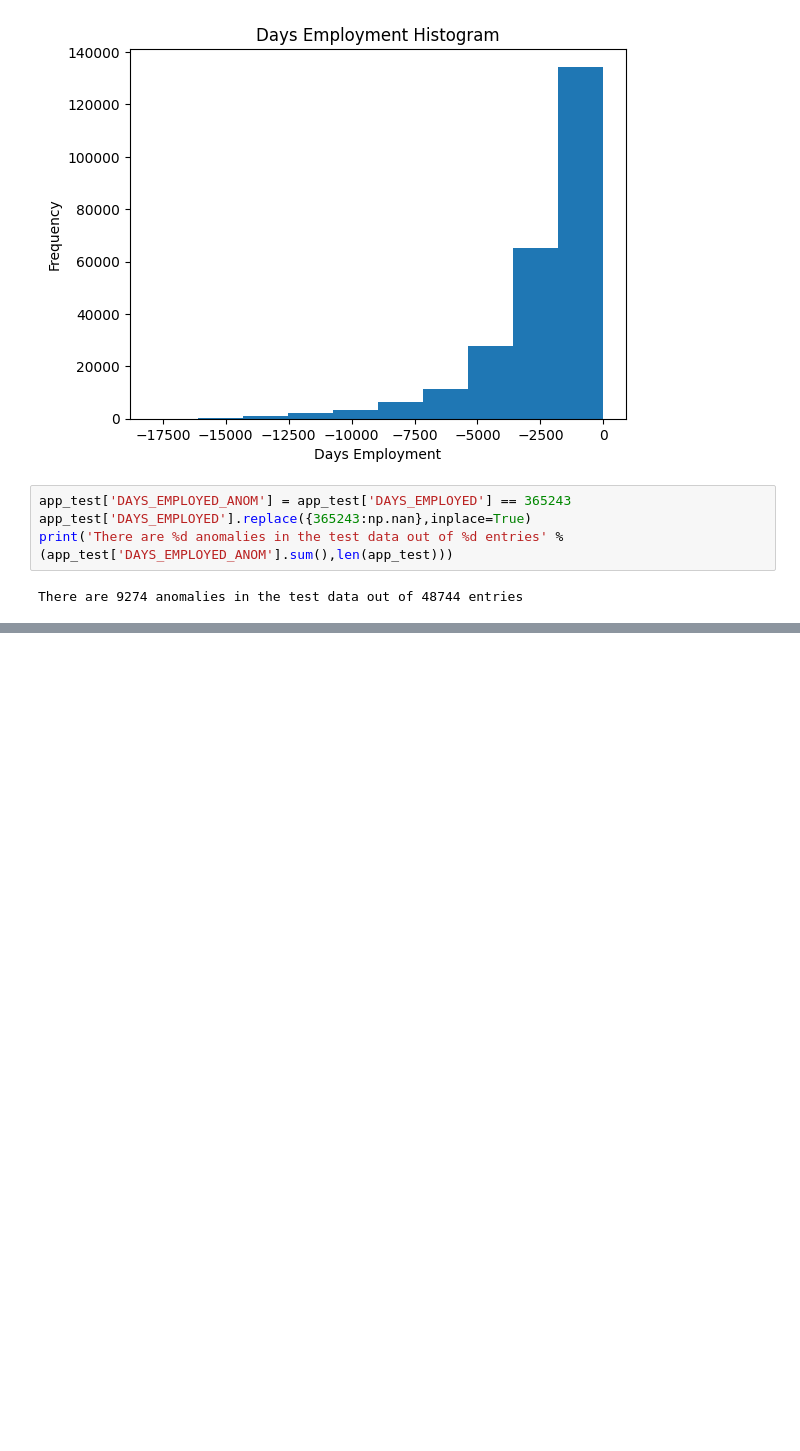
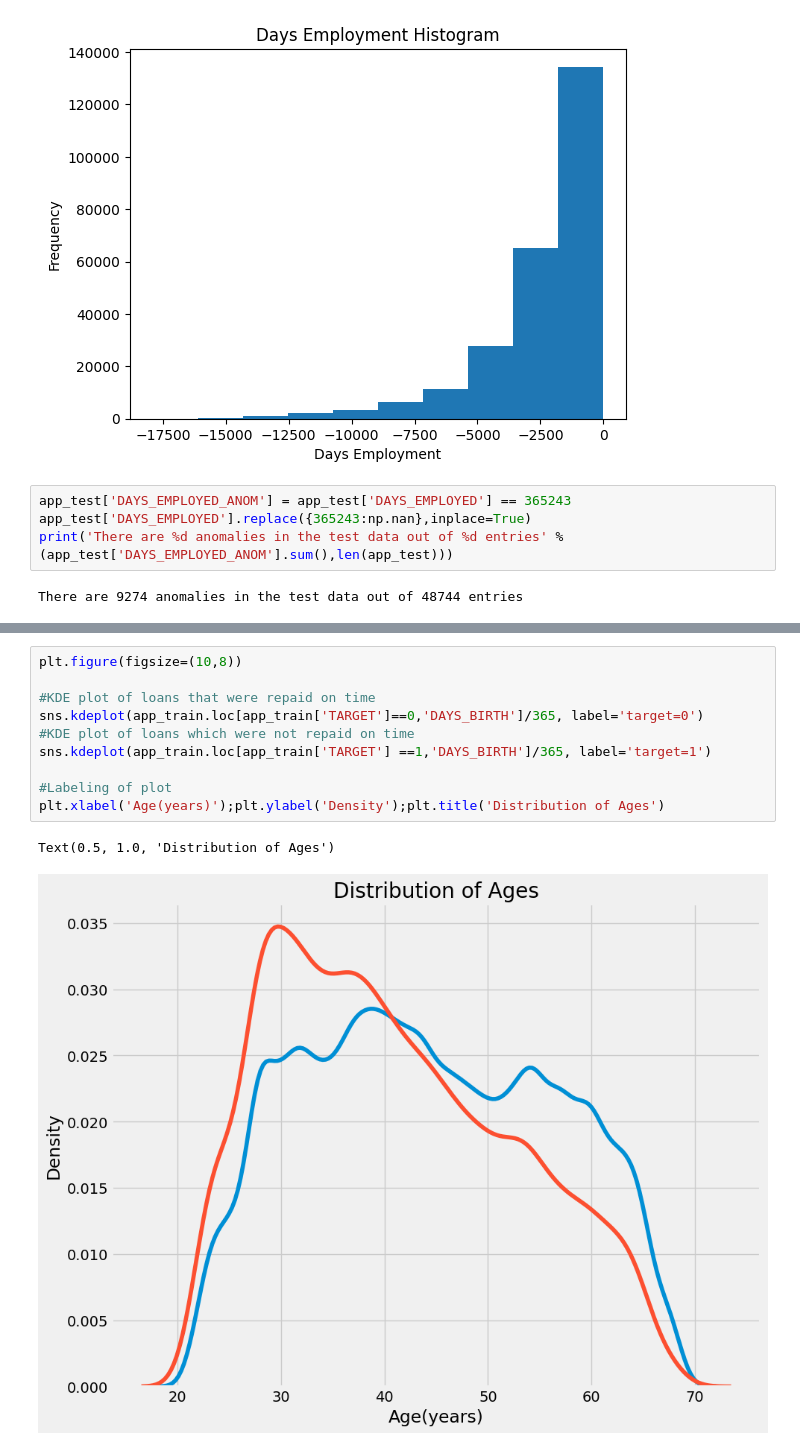
Before and after one commit to jhk990602/datapractice, a Jupyter notebook: HomeCreditDefaultRisk_1.ipynb, the cells around one changed output, grey strips where cells are left out. Saved outputs shown, nothing was run; the diff lists cells and outputs as text; blank space fills up the shorter version.

```diff
--- a/HomeCreditDefaultRisk_1.ipynb
+++ b/HomeCreditDefaultRisk_1.ipynb
@@ -259,0 +305,13 @@ There are 9274 anomalies in the test data out of 48744 entries
+# %%
+plt.figure(figsize=(10,8))
+
+#KDE plot of loans that were repaid on time
+sns.kdeplot(app_train.loc[app_train['TARGET']==0,'DAYS_BIRTH']/365, label='target=0')
+#KDE plot of loans which were not repaid on time
+sns.kdeplot(app_train.loc[app_train['TARGET'] ==1,'DAYS_BIRTH']/365, label='target=1')
+
+#Labeling of plot
+plt.xlabel('Age(years)');plt.ylabel('Density');plt.title('Distribution of Ages')
+# %% [output]
+Text(0.5, 1.0, 'Distribution of Ages')
+[figure, added]
```
Also changed, not shown: parts of 10 cells of this notebook.
